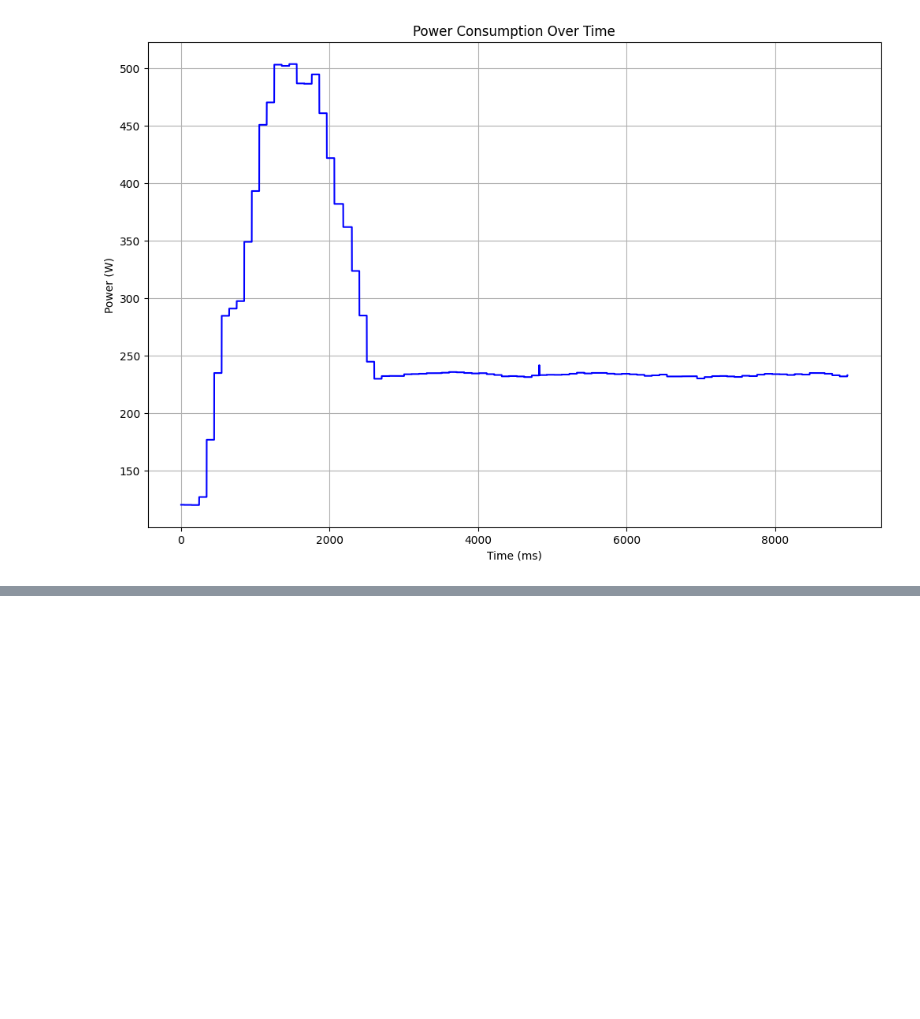
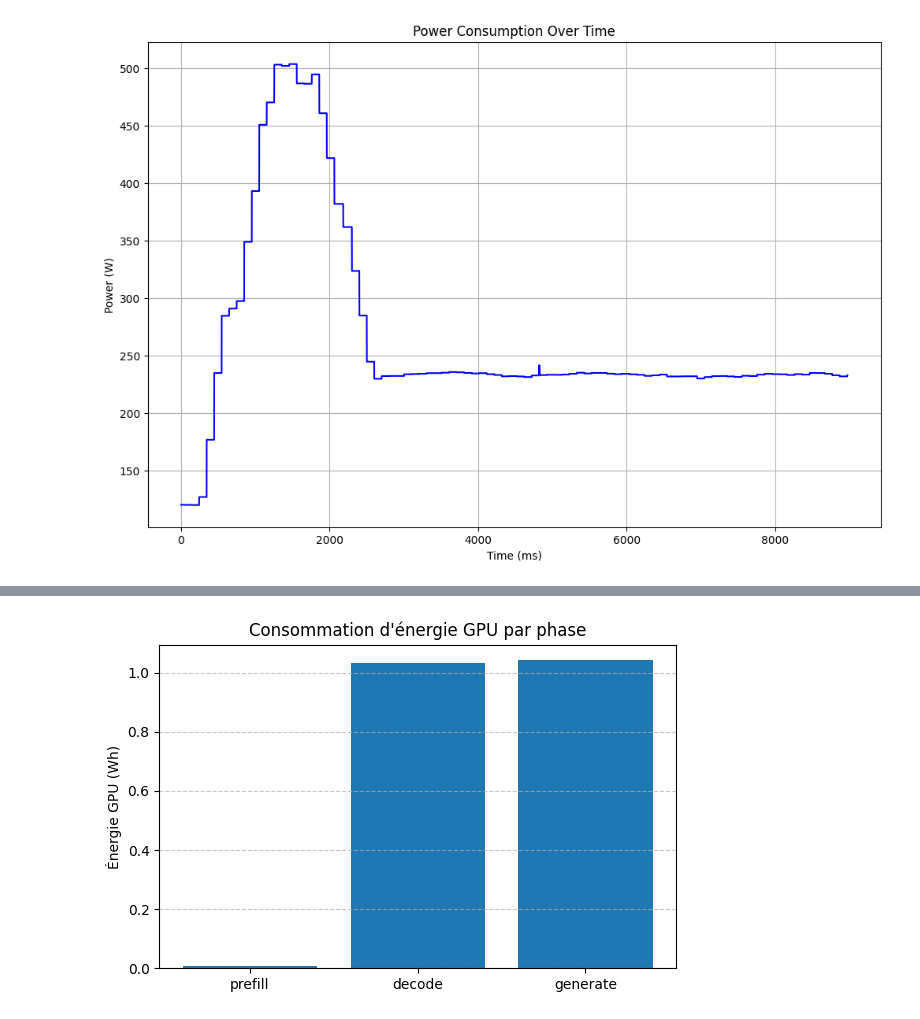
Before and after one commit to JulienDelavande/benchlab, a Jupyter notebook: microbench/test.ipynb, the cells around one changed output, grey strips where cells are left out. Saved outputs shown, nothing was run; the diff lists cells and outputs as text; code cells hidden in the pictures; blank space fills up the shorter version.

```diff
--- a/microbench/test.ipynb
+++ b/microbench/test.ipynb
@@ -314,0 +360,24 @@ plt.show()
+# %%
+import pandas as pd
+import matplotlib.pyplot as plt
+
+# Lecture du fichier
+df = pd.read_csv("./tmp/energyllama8Bcommpile_decodeprefillgenerate_results_bs1_input_length128_runs20_2025-07-10-15-45-38.csv")
+
+# Conversion des énergies GPU de kWh vers Wh
+energy_wh = {
+    "prefill": df["energy_prefill_gpu"].iloc[0] * 1000,
+    "decode": df["energy_decode_gpu"].iloc[0] * 1000,
+    "generate": df["energy_generate_gpu"].iloc[0] * 1000,
+}
+
+# Tracé du bar plot
+plt.figure(figsize=(6, 4))
+plt.bar(energy_wh.keys(), energy_wh.values())
+plt.ylabel("Énergie GPU (Wh)")
+plt.title("Consommation d'énergie GPU par phase")
+plt.grid(True, axis='y', linestyle='--', alpha=0.7)
+plt.tight_layout()
+plt.show()
+# %% [output]
+[figure, added]
```
Also changed, not shown: parts of 17 cells of this notebook, 7 other files.
